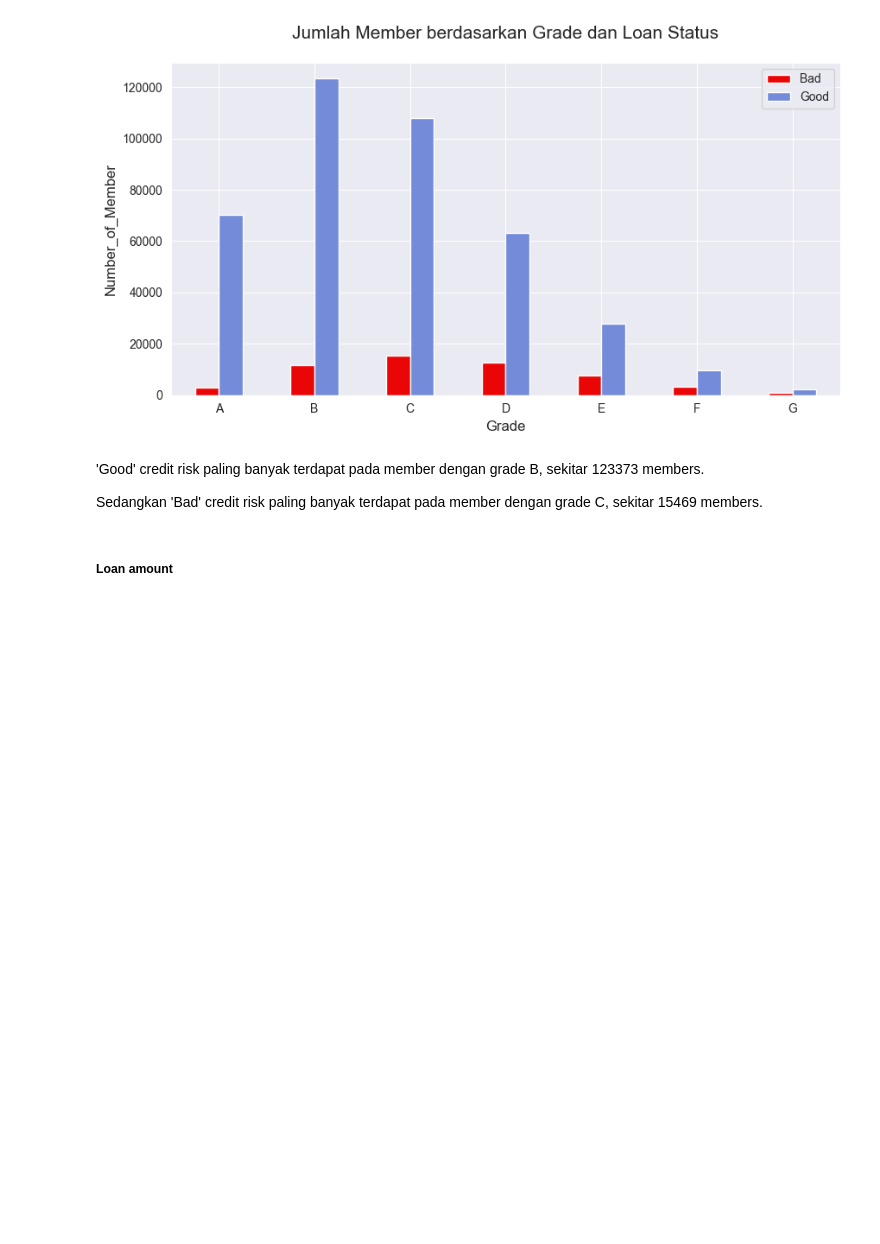
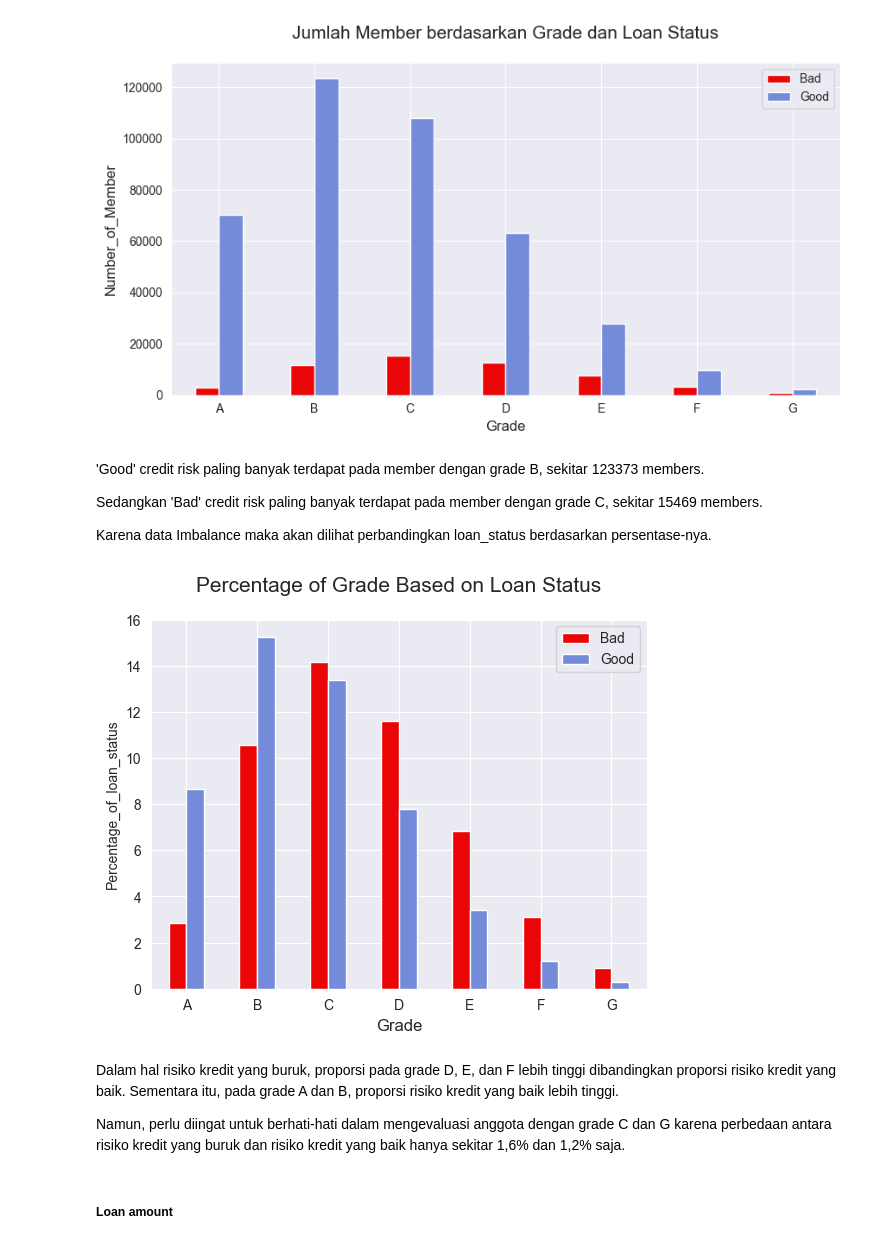
Before and after one commit to yurizza/credit-risk-prediction-classification, a Jupyter notebook: loan.ipynb, the cells around one changed output. Drawn from its saved outputs; the diff is of its cells as text; code cells hidden in the pictures; blank space fills up the shorter version.

```diff
--- a/loan.ipynb
+++ b/loan.ipynb
@@ -618,5 +625,6 @@ df.isnull().sum().sum()
 # 1 mengindikasikan bahwa credit score 'good'
 # 0 mengindikasikan bahwa credit score 'bad'
 df['loan_status'] = df['loan_status'].replace(['Current', 'Fully Paid','Does not meet the credit policy. Status:Fully Paid'], 1)
-df['loan_status'] = df['loan_status'].replace(['Charged Off', 'Late (31-120 days)', 'In Grace Period', 'Late (16-30 days)', 'Default','Does not meet the credit policy. Status:Charged Off'], 0)
+df['loan_status'] = df['loan_status'].replace(['Charged Off', 'Late (31-120 days)', 'In Grace Period', 'Late (16-30 days)',
+                                               'Default','Does not meet the credit policy. Status:Charged Off'], 0)
 # %%
@@ -662,6 +671,33 @@ plt.show()
 'Good' credit risk paling banyak terdapat pada member dengan grade B, sekitar 123373 members.
 
 Sedangkan 'Bad' credit risk paling banyak terdapat pada member dengan grade C, sekitar 15469 members.
+
+Karena data Imbalance maka akan dilihat perbandingkan loan_status berdasarkan persentase-nya.
+# %%
+# Group berdasarkan grade dan loan_status, dan hitung jumlah member
+grouped = df.groupby(['grade', 'loan_status']).size()
+
+# Hitung jumlah total member untuk setiap loan_status
+total_per_grade = grouped.groupby('loan_status').sum()
+
+# Hitung persentase grade untuk setiap loan_status
+percentage = grouped.div(total_per_grade, level='loan_status') * 50 # Masing-masing loan_status diporsi 50% sehingga total keduanya 100%
+
+# plot percentage
+percentage.unstack().plot(kind='bar',color=['#ea0606','#738BD9'])
+plt.title('Percentage of Grade Based on Loan Status', pad=20, fontsize=15)
+plt.xlabel('Grade', fontsize=12)
+plt.ylabel('Percentage_of_loan_status')
+plt.legend(['Bad', 'Good'])
+plt.xticks(rotation=0)
+
+plt.show()
+# %% [output]
+[figure, added]
+# %% [markdown]
+Dalam hal risiko kredit yang buruk, proporsi pada grade D, E, dan F lebih tinggi dibandingkan proporsi risiko kredit yang baik. Sementara itu, pada grade A dan B, proporsi risiko kredit yang baik lebih tinggi.
+
+Namun, perlu diingat untuk berhati-hati dalam mengevaluasi anggota dengan grade C dan G karena perbedaan antara risiko kredit yang buruk dan risiko kredit yang baik hanya sekitar 1,6% dan 1,2% saja.
 # %% [markdown]
 ##### Loan amount
 # %%
```
Also changed, not shown: parts of 74 cells of this notebook.
